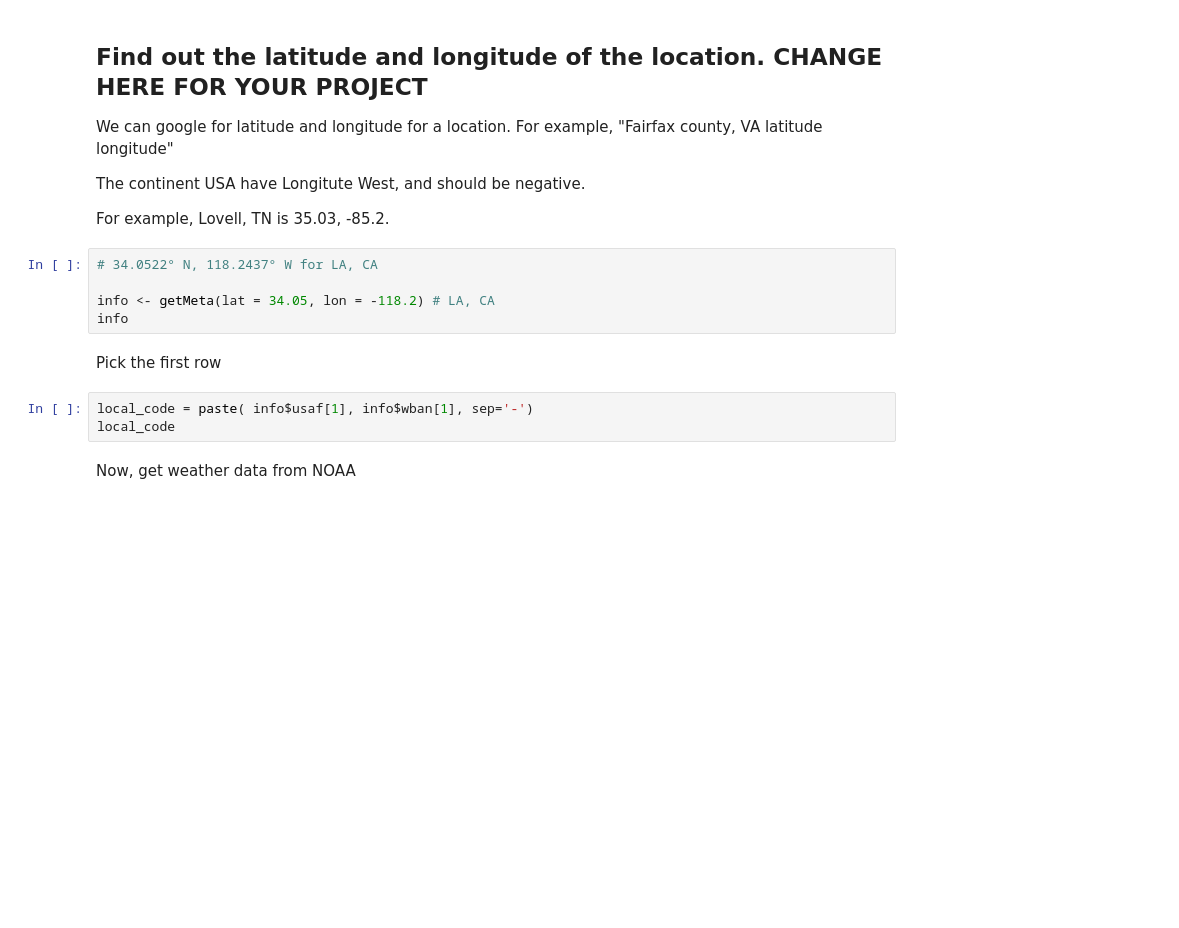
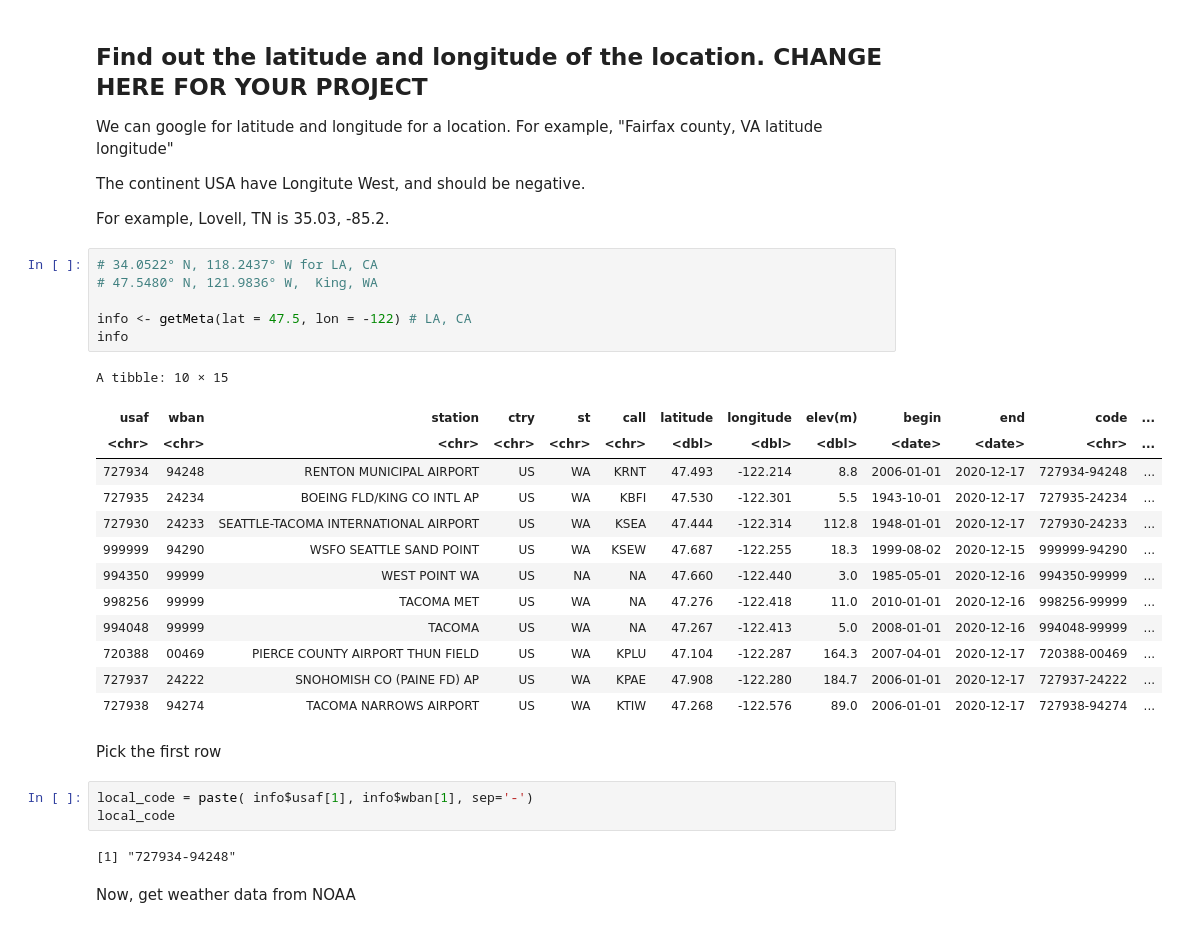
Before and after one commit to hongqin/R-covid19-bootcamp-2020Dec, a Jupyter notebook: R_coding_bootcamp_2020Dec19_23.ipynb, the cells around one changed output. Saved outputs shown, nothing was run; the diff lists cells and outputs as text; blank space fills up the shorter version.

Commit message:
updated with King county, Washington

```diff
--- a/R_coding_bootcamp_2020Dec19_23.ipynb
+++ b/R_coding_bootcamp_2020Dec19_23.ipynb
@@ -507,14 +1221,31 @@ The continent USA have Longitute West, and should be negative.
 For example, Lovell, TN is 35.03, -85.2.
 # %%
 # 34.0522° N, 118.2437° W for LA, CA
+# 47.5480° N, 121.9836° W,  King, WA
 
-info <- getMeta(lat = 34.05, lon = -118.2) # LA, CA
+info <- getMeta(lat = 47.5, lon = -122) # LA, CA
 info
+# %% [output]
+A tibble: 10 × 15
+| usaf | wban | station | ctry | st | call | latitude | longitude | elev(m) | begin | end | code | ... |
+| <chr> | <chr> | <chr> | <chr> | <chr> | <chr> | <dbl> | <dbl> | <dbl> | <date> | <date> | <chr> | ... |
+| 727934 | 94248 | RENTON MUNICIPAL AIRPORT | US | WA | KRNT | 47.493 | -122.214 | 8.8 | 2006-01-01 | 2020-12-17 | 727934-94248 | ... |
+| 727935 | 24234 | BOEING FLD/KING CO INTL AP | US | WA | KBFI | 47.530 | -122.301 | 5.5 | 1943-10-01 | 2020-12-17 | 727935-24234 | ... |
+| 727930 | 24233 | SEATTLE-TACOMA INTERNATIONAL AIRPORT | US | WA | KSEA | 47.444 | -122.314 | 112.8 | 1948-01-01 | 2020-12-17 | 727930-24233 | ... |
+| 999999 | 94290 | WSFO SEATTLE SAND POINT | US | WA | KSEW | 47.687 | -122.255 | 18.3 | 1999-08-02 | 2020-12-15 | 999999-94290 | ... |
+| 994350 | 99999 | WEST POINT WA | US | NA | NA | 47.660 | -122.440 | 3.0 | 1985-05-01 | 2020-12-16 | 994350-99999 | ... |
+| 998256 | 99999 | TACOMA MET | US | WA | NA | 47.276 | -122.418 | 11.0 | 2010-01-01 | 2020-12-16 | 998256-99999 | ... |
+| 994048 | 99999 | TACOMA | US | WA | NA | 47.267 | -122.413 | 5.0 | 2008-01-01 | 2020-12-16 | 994048-99999 | ... |
+| 720388 | 00469 | PIERCE COUNTY AIRPORT THUN FIELD | US | WA | KPLU | 47.104 | -122.287 | 164.3 | 2007-04-01 | 2020-12-17 | 720388-00469 | ... |
+| 727937 | 24222 | SNOHOMISH CO (PAINE FD) AP | US | WA | KPAE | 47.908 | -122.280 | 184.7 | 2006-01-01 | 2020-12-17 | 727937-24222 | ... |
+| 727938 | 94274 | TACOMA NARROWS AIRPORT | US | WA | KTIW | 47.268 | -122.576 | 89.0 | 2006-01-01 | 2020-12-17 | 727938-94274 | ... |
 # %% [markdown]
 Pick the first row
 # %%
 local_code = paste( info$usaf[1], info$wban[1], sep='-')
 local_code
+# %% [output]
+[1] "727934-94248"
 # %% [markdown]
 Now, get weather data from NOAA
 # %%
```
Also changed, not shown: parts of 101 cells of this notebook.
